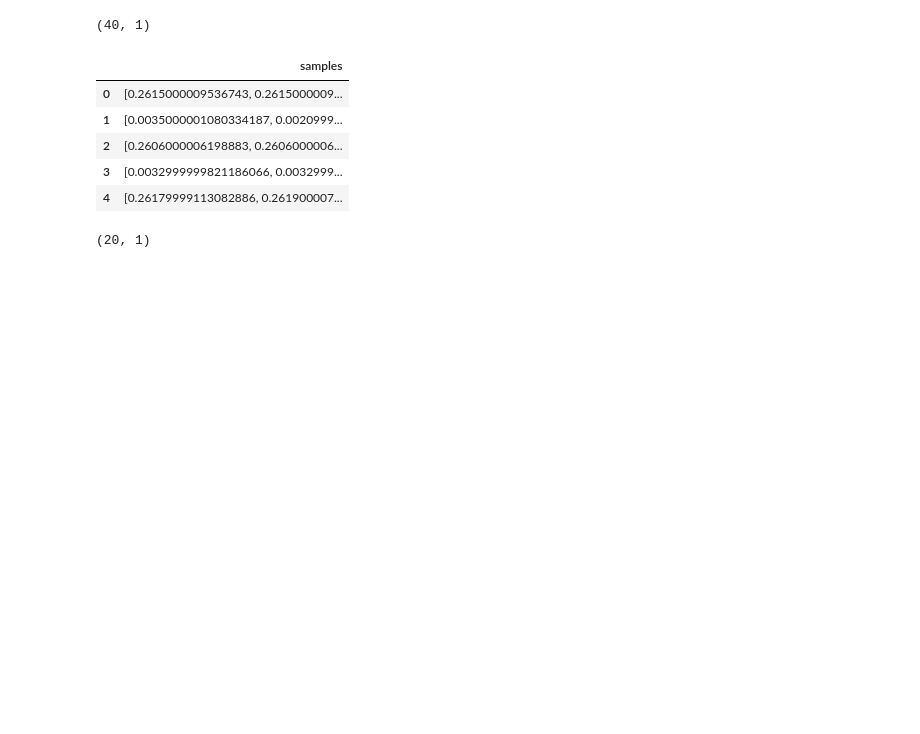
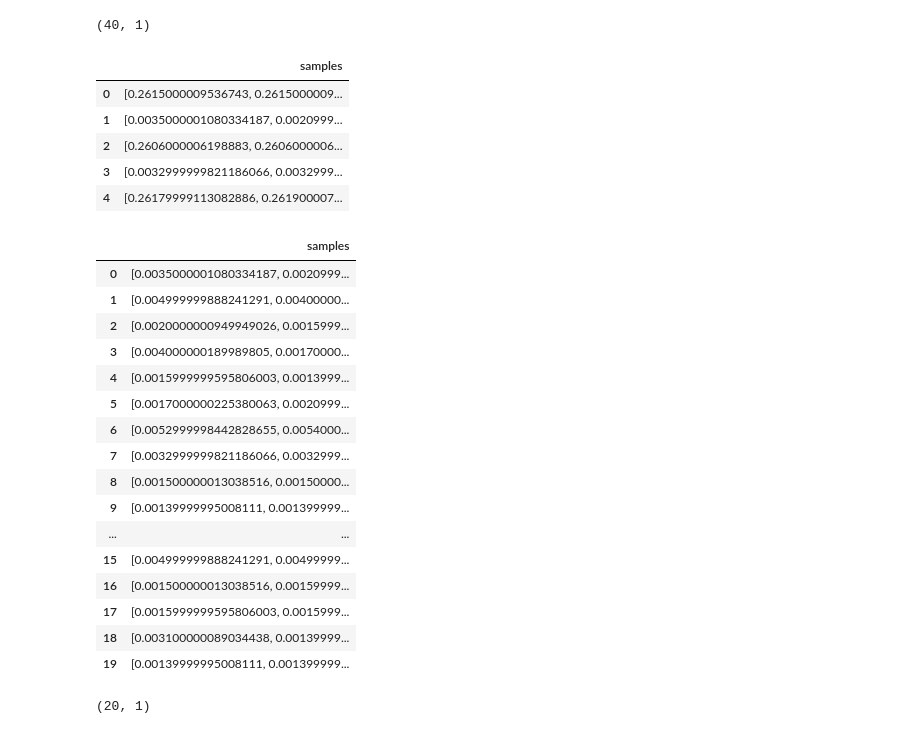
Before and after one commit to DneshP/quantitative-analysis, a Jupyter notebook: limitOrderBookBenchmarkAnalysis.ipynb, the cells around one changed output. Saved outputs shown, nothing was run; the diff lists cells and outputs as text; code cells hidden in the pictures; blank space fills up the shorter version.

```diff
--- a/limitOrderBookBenchmarkAnalysis.ipynb
+++ b/limitOrderBookBenchmarkAnalysis.ipynb
@@ -70,6 +70,29 @@ df_sampled.head()
 ask_bid_prices = df_sampled[0::2]
 # %%
 ask_bid_volume = df_sampled[1::2]
+# %%
+a_b_volume_df = ask_bid_volume.reset_index(drop=True)
+a_b_volume_df["samples"] = a_b_volume_df.apply(lambda row: row["samples"][::-1] if row.name % 2 == 1 else row["samples"], axis=1)
+# %%
+a_b_volume_df
+# %% [output]
+|  | samples |
+| 0 | [0.0035000001080334187, 0.0020999... |
+| 1 | [0.004999999888241291, 0.00400000... |
+| 2 | [0.0020000000949949026, 0.0015999... |
+| 3 | [0.004000000189989805, 0.00170000... |
+| 4 | [0.0015999999595806003, 0.0013999... |
+| 5 | [0.0017000000225380063, 0.0020999... |
+| 6 | [0.0052999998442828655, 0.0054000... |
+| 7 | [0.0032999999821186066, 0.0032999... |
+| 8 | [0.001500000013038516, 0.00150000... |
+| 9 | [0.00139999995008111, 0.001399999... |
+| ... | ... |
+| 15 | [0.004999999888241291, 0.00499999... |
+| 16 | [0.001500000013038516, 0.00159999... |
+| 17 | [0.0015999999595806003, 0.0015999... |
+| 18 | [0.003100000089034438, 0.00139999... |
+| 19 | [0.00139999995008111, 0.001399999... |
 # %%
 a_b_df = ask_bid_prices.reset_index(drop=True)
 # %%
```
Also changed, not shown: parts of 1 cell of this notebook.
